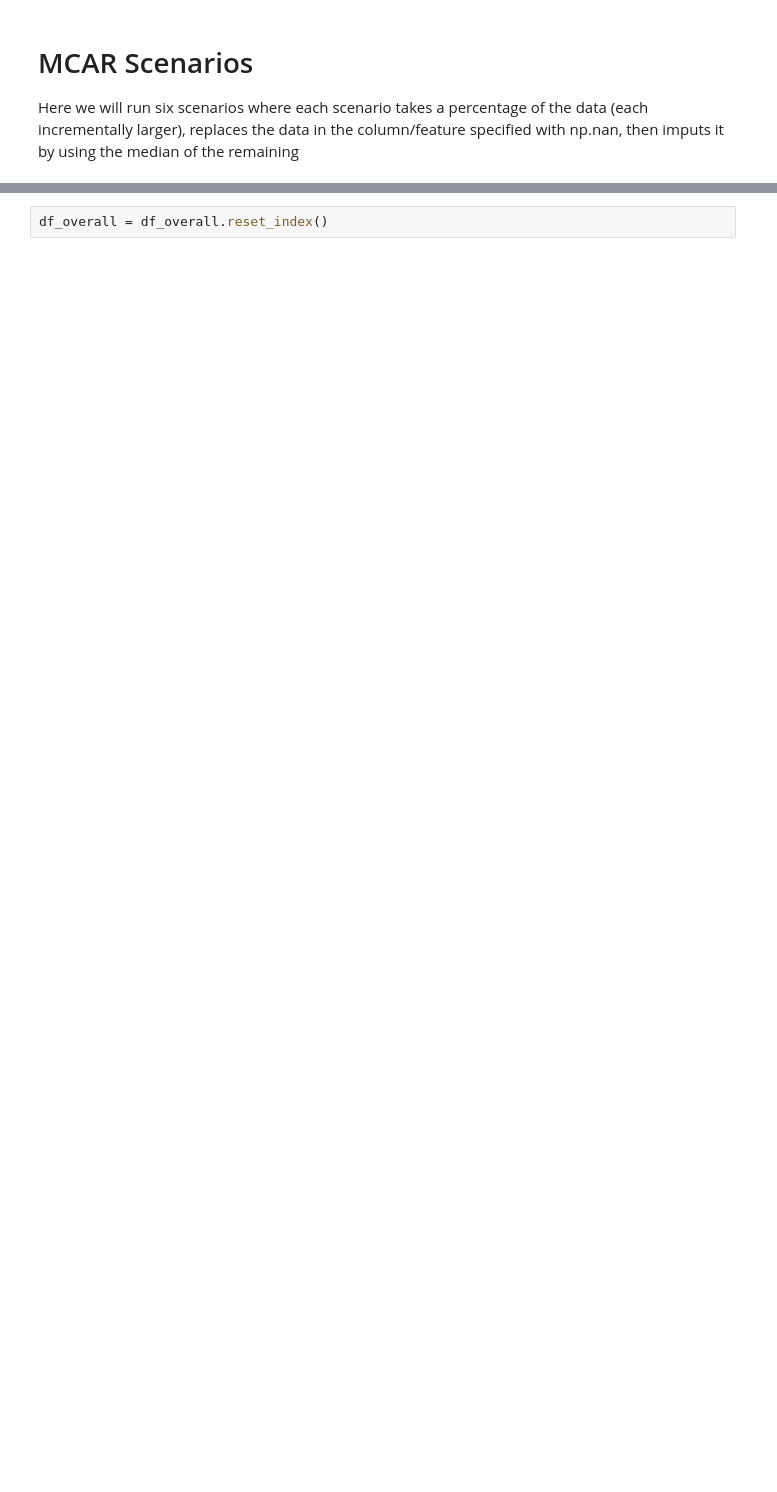
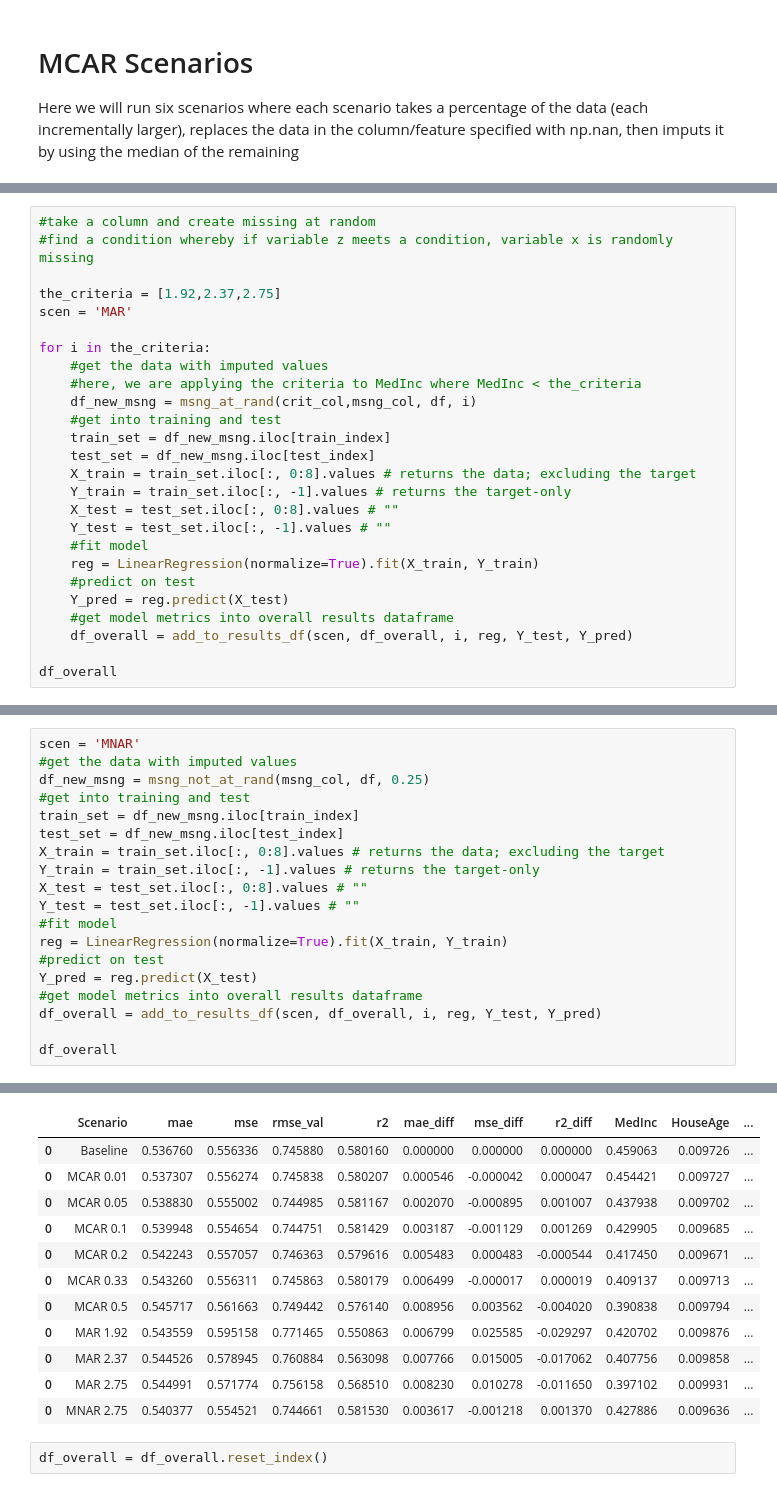
Before and after one commit to andrewmejia600/DS7333, a Jupyter notebook: CASE_STUDY_10/Case 10 Imputation.ipynb, the cells around one changed output, grey strips where cells are left out. Cells and saved outputs as stored; diff of their text form; blank space fills up the shorter version.

```diff
--- a/CASE_STUDY_10/Case 10 Imputation.ipynb
+++ b/CASE_STUDY_10/Case 10 Imputation.ipynb
@@ -232,0 +258,26 @@ df_overall
+# %%
+#take a column and create missing at random
+#find a condition whereby if variable z meets a condition, variable x is randomly missing
+
+the_criteria = [1.92,2.37,2.75]
+scen = 'MAR'
+
+for i in the_criteria:
+    #get the data with imputed values
+    #here, we are applying the criteria to MedInc where MedInc < the_criteria
+    df_new_msng = msng_at_rand(crit_col,msng_col, df, i)
+    #get into training and test
+    train_set = df_new_msng.iloc[train_index]
+    test_set = df_new_msng.iloc[test_index]
+    X_train = train_set.iloc[:, 0:8].values # returns the data; excluding the target
+    Y_train = train_set.iloc[:, -1].values # returns the target-only
+    X_test = test_set.iloc[:, 0:8].values # ""
+    Y_test = test_set.iloc[:, -1].values # ""
+    #fit model
+    reg = LinearRegression(normalize=True).fit(X_train, Y_train)
+    #predict on test
+    Y_pred = reg.predict(X_test)
+    #get model metrics into overall results dataframe
+    df_overall = add_to_results_df(scen, df_overall, i, reg, Y_test, Y_pred)
+
+df_overall
@@ -232,0 +310,20 @@ df_overall
+# %%
+scen = 'MNAR'
+#get the data with imputed values
+df_new_msng = msng_not_at_rand(msng_col, df, 0.25)
+#get into training and test
+train_set = df_new_msng.iloc[train_index]
+test_set = df_new_msng.iloc[test_index]
+X_train = train_set.iloc[:, 0:8].values # returns the data; excluding the target
+Y_train = train_set.iloc[:, -1].values # returns the target-only
+X_test = test_set.iloc[:, 0:8].values # ""
+Y_test = test_set.iloc[:, -1].values # ""
+#fit model
+reg = LinearRegression(normalize=True).fit(X_train, Y_train)
+#predict on test
+Y_pred = reg.predict(X_test)
+#get model metrics into overall results dataframe
+df_overall = add_to_results_df(scen, df_overall, i, reg, Y_test, Y_pred)
+
+df_overall
+# %% [output]
@@ -233,3 +334,15 @@ df_overall
+|  | Scenario | mae | mse | rmse_val | r2 | mae_diff | mse_diff | r2_diff | MedInc | HouseAge | ... |
+| 0 | Baseline | 0.536760 | 0.556336 | 0.745880 | 0.580160 | 0.000000 | 0.000000 | 0.000000 | 0.459063 | 0.009726 | ... |
+| 0 | MCAR 0.01 | 0.537307 | 0.556274 | 0.745838 | 0.580207 | 0.000546 | -0.000042 | 0.000047 | 0.454421 | 0.009727 | ... |
+| 0 | MCAR 0.05 | 0.538830 | 0.555002 | 0.744985 | 0.581167 | 0.002070 | -0.000895 | 0.001007 | 0.437938 | 0.009702 | ... |
+| 0 | MCAR 0.1 | 0.539948 | 0.554654 | 0.744751 | 0.581429 | 0.003187 | -0.001129 | 0.001269 | 0.429905 | 0.009685 | ... |
+| 0 | MCAR 0.2 | 0.542243 | 0.557057 | 0.746363 | 0.579616 | 0.005483 | 0.000483 | -0.000544 | 0.417450 | 0.009671 | ... |
+| 0 | MCAR 0.33 | 0.543260 | 0.556311 | 0.745863 | 0.580179 | 0.006499 | -0.000017 | 0.000019 | 0.409137 | 0.009713 | ... |
+| 0 | MCAR 0.5 | 0.545717 | 0.561663 | 0.749442 | 0.576140 | 0.008956 | 0.003562 | -0.004020 | 0.390838 | 0.009794 | ... |
+| 0 | MAR 1.92 | 0.543559 | 0.595158 | 0.771465 | 0.550863 | 0.006799 | 0.025585 | -0.029297 | 0.420702 | 0.009876 | ... |
+| 0 | MAR 2.37 | 0.544526 | 0.578945 | 0.760884 | 0.563098 | 0.007766 | 0.015005 | -0.017062 | 0.407756 | 0.009858 | ... |
+| 0 | MAR 2.75 | 0.544991 | 0.571774 | 0.756158 | 0.568510 | 0.008230 | 0.010278 | -0.011650 | 0.397102 | 0.009931 | ... |
+| 0 | MNAR 2.75 | 0.540377 | 0.554521 | 0.744661 | 0.581530 | 0.003617 | -0.001218 | 0.001370 | 0.427886 | 0.009636 | ... |
 # %%
 df_overall = df_overall.reset_index()
 # %%
```
Also changed, not shown: parts of 12 cells of this notebook.
